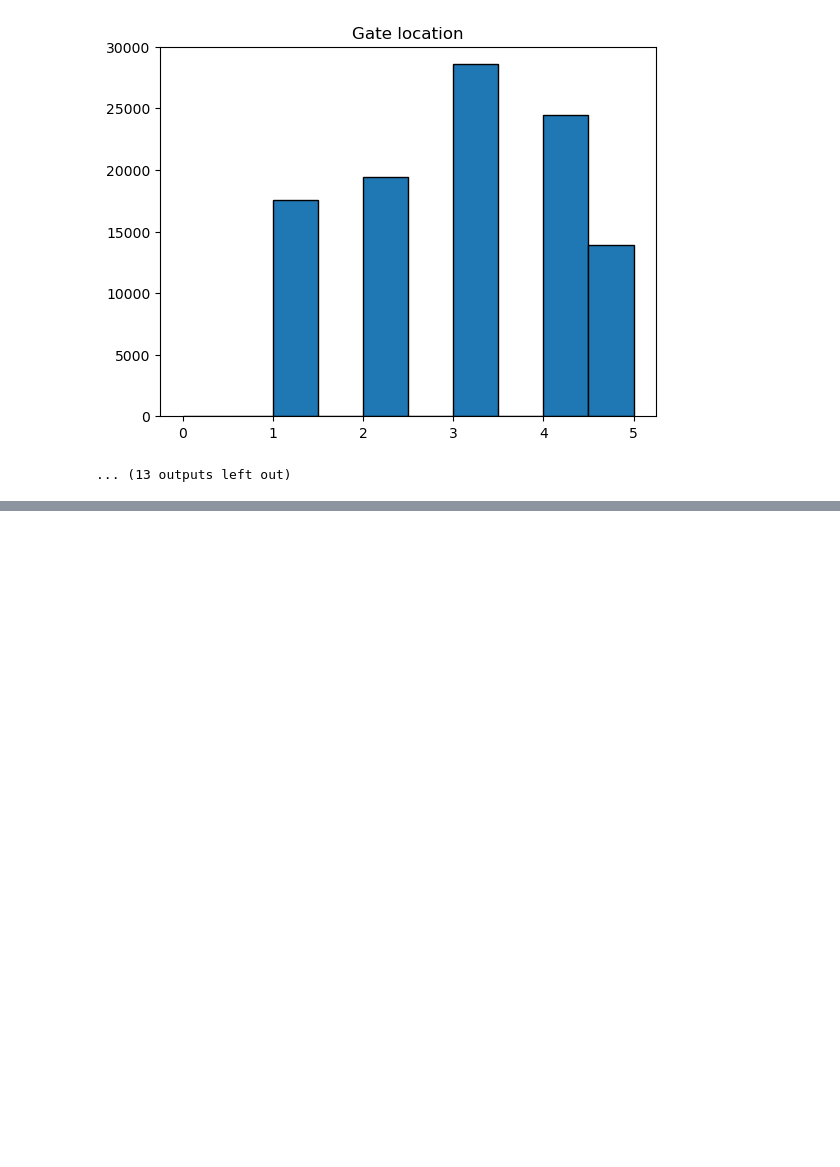
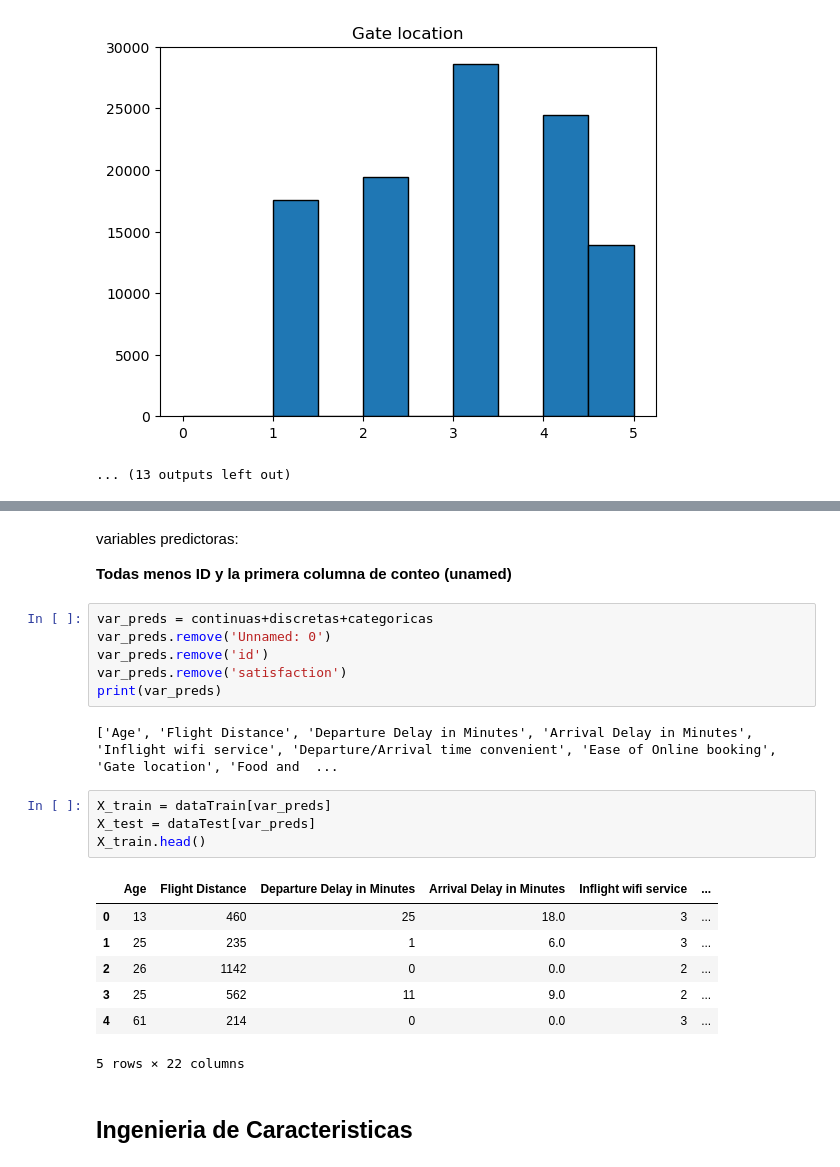
Before and after one commit to am23006810/StatisticalLearningI-ProyectoFinal, a Jupyter notebook: proyectofinal.ipynb, the cells around one changed output, grey strips where cells are left out. Cells and saved outputs as stored; diff of their text form; blank space fills up the shorter version.

Commit message:
se agrego la parte de seleccion de variables

```diff
--- a/proyectofinal.ipynb
+++ b/proyectofinal.ipynb
@@ -131,0 +149,26 @@ for col in dataTrain.columns:
+# %% [markdown]
+variables predictoras:
+
+**Todas menos ID y la primera columna de conteo (unamed)**
+# %%
+var_preds = continuas+discretas+categoricas
+var_preds.remove('Unnamed: 0')
+var_preds.remove('id')
+var_preds.remove('satisfaction')
+print(var_preds)
+# %% [output]
+['Age', 'Flight Distance', 'Departure Delay in Minutes', 'Arrival Delay in Minutes', 'Inflight wifi service', 'Departure/Arrival time convenient', 'Ease of Online booking', 'Gate location', 'Food and  ...
+# %%
+X_train = dataTrain[var_preds]
+X_test = dataTest[var_preds]
+X_train.head()
+# %% [output]
+|  | Age | Flight Distance | Departure Delay in Minutes | Arrival Delay in Minutes | Inflight wifi service | ... |
+| 0 | 13 | 460 | 25 | 18.0 | 3 | ... |
+| 1 | 25 | 235 | 1 | 6.0 | 3 | ... |
+| 2 | 26 | 1142 | 0 | 0.0 | 2 | ... |
+| 3 | 25 | 562 | 11 | 9.0 | 2 | ... |
+| 4 | 61 | 214 | 0 | 0.0 | 3 | ... |
+5 rows × 22 columns
+# %% [markdown]
+## Ingenieria de Caracteristicas
```
Also changed, not shown: parts of 3 cells of this notebook.
